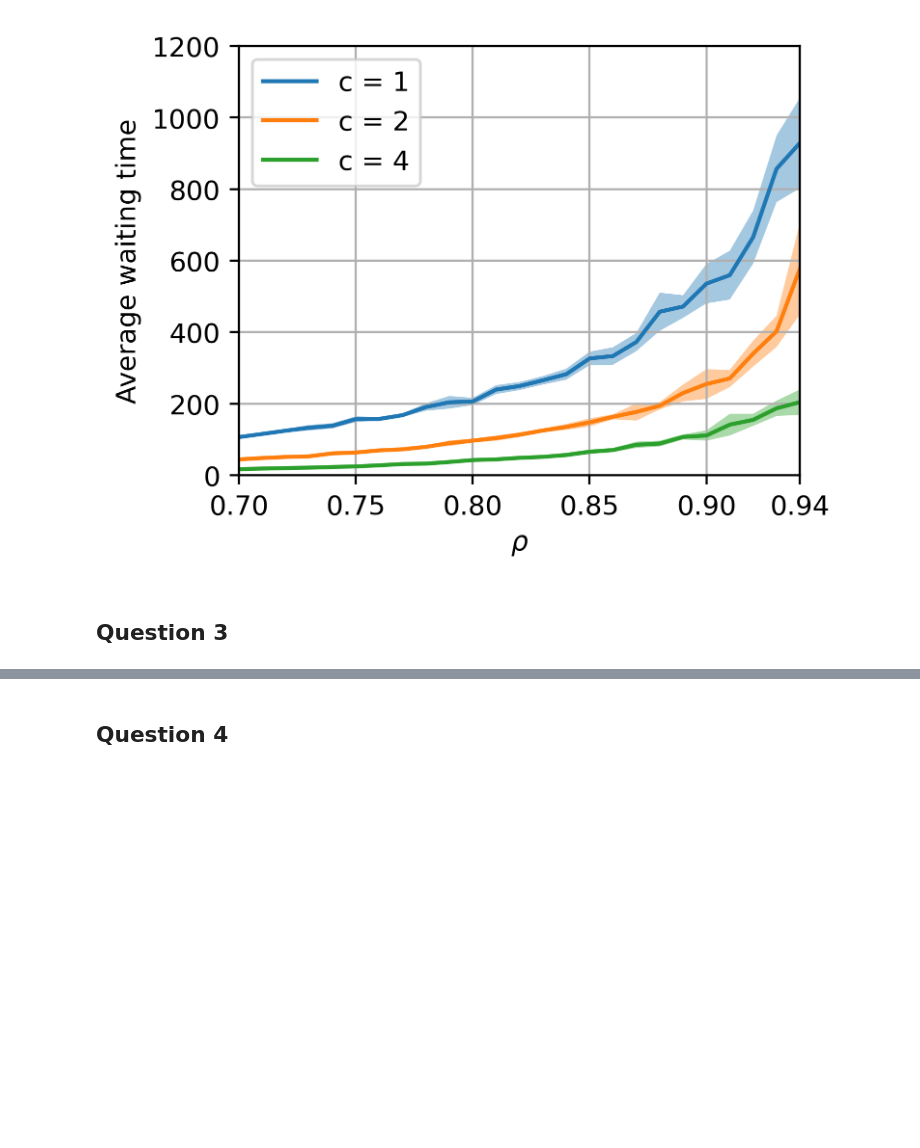
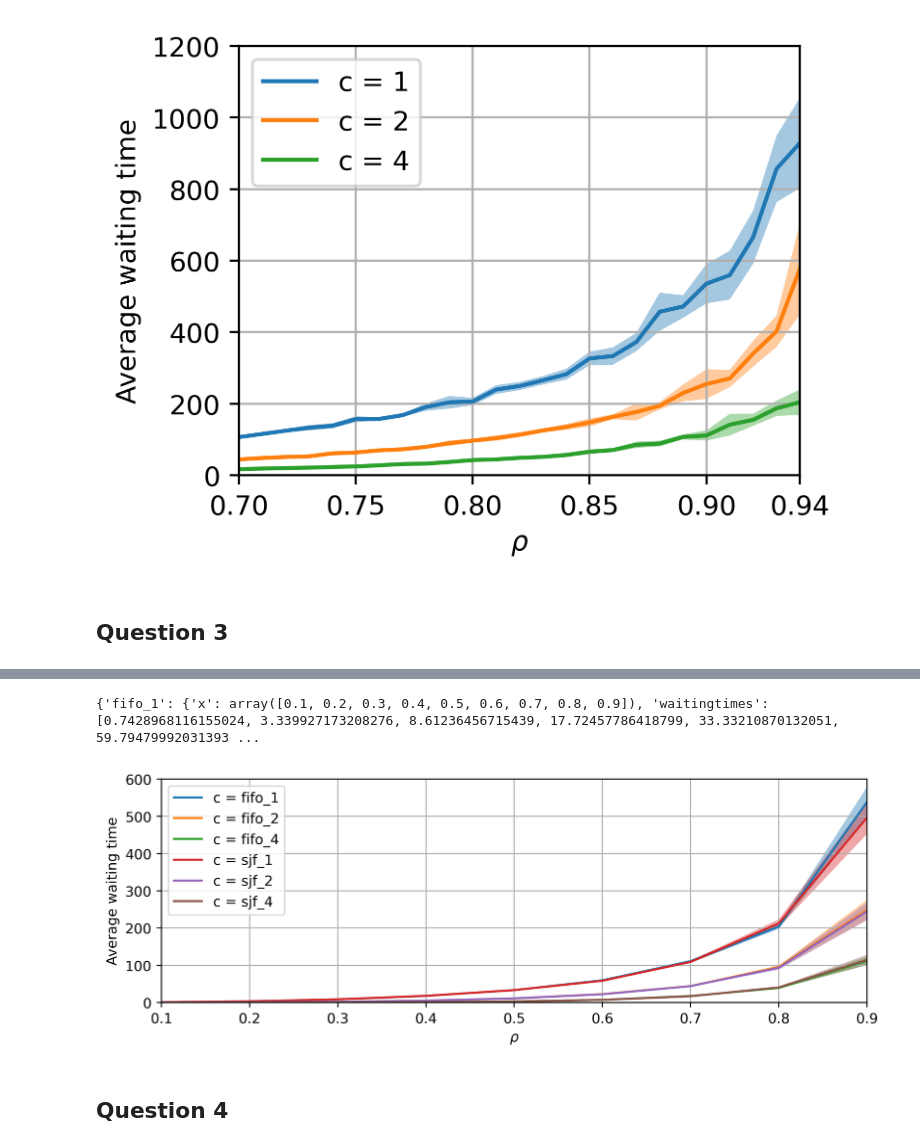
Before and after one commit to pabloralves/Stoc_Assignment_2, a Jupyter notebook: assignment2_plot.ipynb, the cells around one changed output, grey strips where cells are left out. Saved outputs shown, nothing was run; the diff lists cells and outputs as text; code cells hidden in the pictures; blank space fills up the shorter version.

```diff
--- a/assignment2_plot.ipynb
+++ b/assignment2_plot.ipynb
@@ -379,2 +415,33 @@ plt.show()
+# %%
+# Plot
+print(data)
+
+plt.figure(figsize=(8,3),dpi=400)
+
+for num_servers, values in data.items():
+    x = values['x']
+    waitingtimes = values['waitingtimes']
+    confidence_waitingtime = np.array(values['confidences'])
+
+    plt.plot(x, waitingtimes, label=f'c = {num_servers}')
+    plt.fill_between(x, waitingtimes - confidence_waitingtime, waitingtimes + confidence_waitingtime, alpha=0.4)
+
+plt.xlabel('$\\rho$')
+plt.ylabel("Average waiting time")
+
+#plt.title('FIFO')
+plt.xticks(rhos)
+#plt.xticks([rhos[0],0.75,0.8,0.85,0.9,rhos[-1]])
+plt.xlim([rhos[0],rhos[-1]])
+plt.ylim([0,600])
+plt.legend()
+plt.legend(loc='upper left')
+plt.grid()
+plt.tight_layout()
+#plt.show()
+plt.savefig('Q3.png')
+# %% [output]
+{'fifo_1': {'x': array([0.1, 0.2, 0.3, 0.4, 0.5, 0.6, 0.7, 0.8, 0.9]), 'waitingtimes': [0.7428968116155024, 3.339927173208276, 8.61236456715439, 17.72457786418799, 33.33210870132051, 59.79479992031393 ...
+[figure, added]
 # %% [markdown]
 ## Question 4
```
Also changed, not shown: parts of 8 cells of this notebook.
